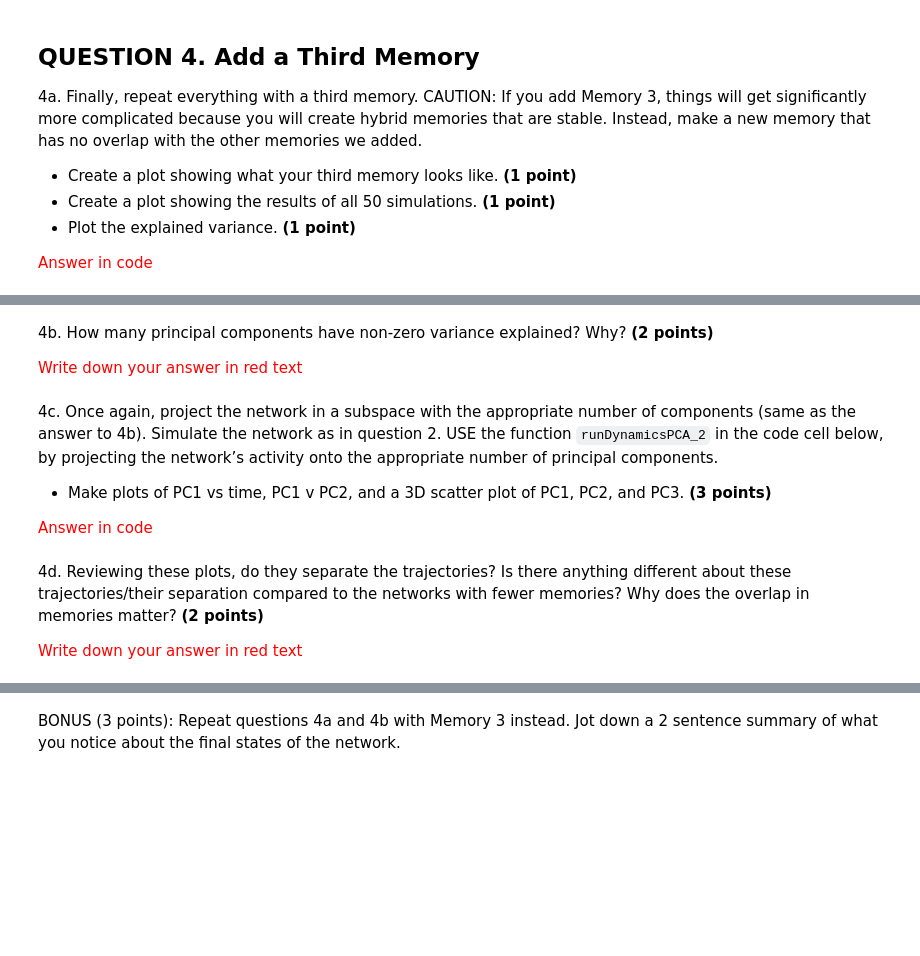
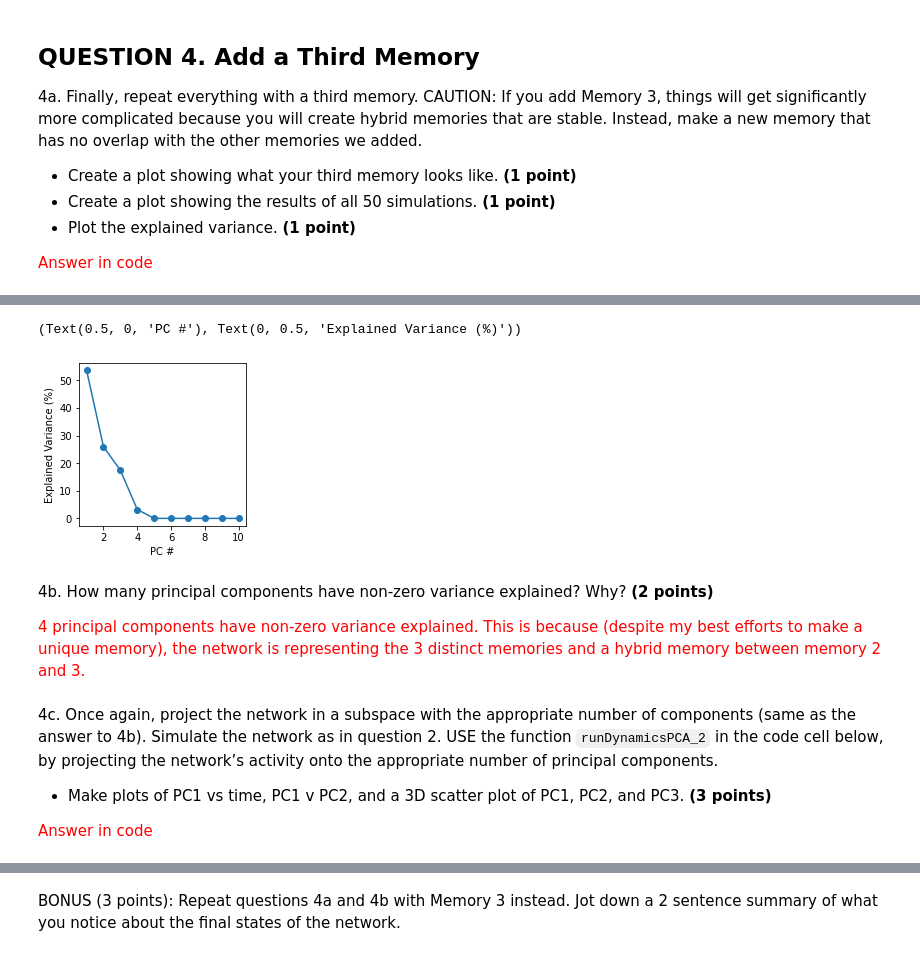
Before and after one commit to jess-breda/Neu537, a Jupyter notebook: neu537hw2/HW2_NEU437_537_LowDimDynamicsPCA.ipynb, the cells around one changed output, grey strips where cells are left out. Saved outputs shown, nothing was run; the diff lists cells and outputs as text; code cells hidden in the pictures; blank space fills up the shorter version.

Commit message:
answered all but bonus

```diff
--- a/neu537hw2/HW2_NEU437_537_LowDimDynamicsPCA.ipynb
+++ b/neu537hw2/HW2_NEU437_537_LowDimDynamicsPCA.ipynb
@@ -541,12 +539,20 @@ SyntaxError: invalid syntax (<ipython-input-50-f9ceb0862b34>, line 2)
 # %%
 # YOUR CODE HERE TO COMPUTE PCS AND VARIANCE EXPLAINED PER COMPONENT
-explained_variance_by_component =
+pca = PCA(n_components=10)
+pca.fit(data)
+explained_variance_by_component = pca.explained_variance_
+
 # YOUR CODE HERE TO PLOT # OF PCS VS. VARIANCE EXPLAINED
 plt.figure(figsize=(3,3))
+plt.plot(np.arange(1,11), explained_variance_by_component,marker='o')
+plt.xlabel("PC #"), plt.ylabel("Explained Variance (%)")
+# %% [output]
+(Text(0.5, 0, 'PC #'), Text(0, 0.5, 'Explained Variance (%)'))
+[figure, added]
-# %% [markdown]
-4b. How many principal components have non-zero variance explained? Why? **(2 points)**
-
-<font color="red"> Write down your answer in red text </font>
+# %% [markdown]
+4b. How many principal components have non-zero variance explained? Why? **(2 points)**
+
+<font color="red"> 4 principal components have non-zero variance explained. This is because (despite my best efforts to make a unique memory), the network is representing the 3 distinct memories and a hybrid memory between memory 2 and 3.  </font>
 # %% [markdown]
 4c. Once again, project the network in a subspace with the appropriate number of components (same as the answer to 4b). Simulate the network as in question 2. USE the function `runDynamicsPCA_2` in the code cell below, by projecting the network’s activity onto the appropriate number of principal components.
 -  Make plots of PC1 vs time, PC1 v PC2, and a 3D scatter plot of PC1, PC2, and PC3. **(3 points)**
@@ -561,5 +560,0 @@ plt.figure(figsize=(3,3))
-# %% [markdown]
-4d. Reviewing these plots, do they separate the trajectories? Is there anything different about these trajectories/their separation compared to the networks with fewer memories?
-Why does the overlap in memories matter?  **(2 points)**
-
-<font color="red"> Write down your answer in red text </font>
```
Also changed, not shown: parts of 16 cells of this notebook.
